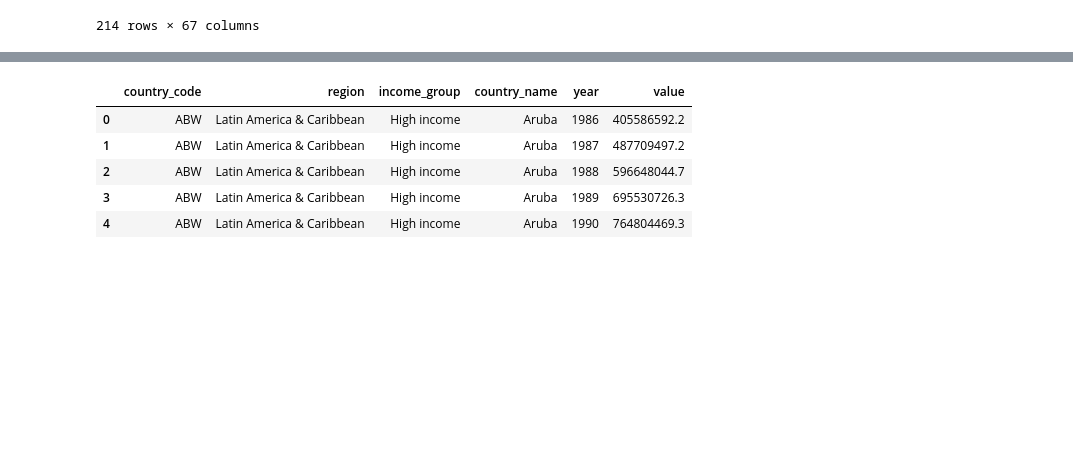
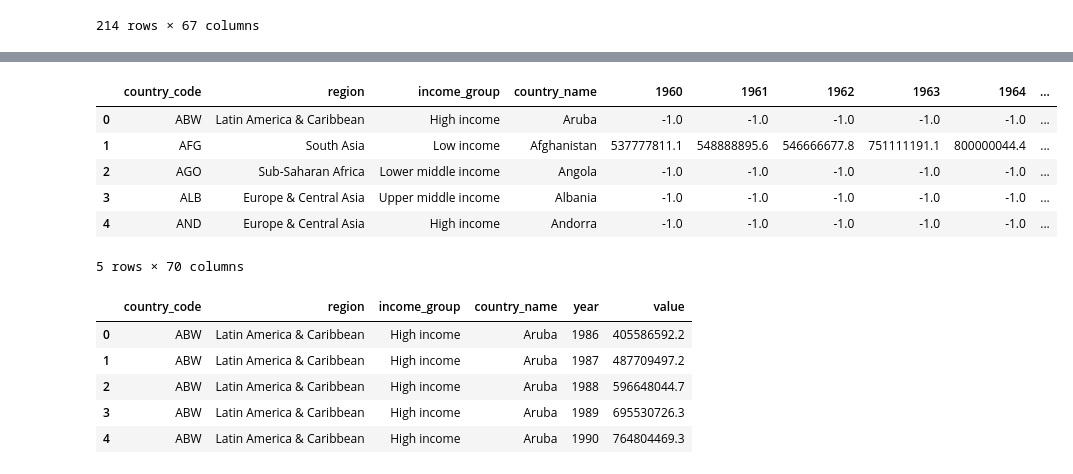
Before and after one commit to jechavarria12/World_GDP_Neural_netowrk, a Jupyter notebook: world_bank_neural_network.ipynb, the cells around one changed output, grey strips where cells are left out. Saved outputs shown, nothing was run; the diff lists cells and outputs as text; code cells hidden in the pictures; blank space fills up the shorter version.

```diff
--- a/world_bank_neural_network.ipynb
+++ b/world_bank_neural_network.ipynb
@@ -108,3 +174,20 @@ display(pivoted_df)
+# %%
+#Creo la columna de GDP per cápita para el 2022 para cada país
+df_final["GDP_per_capita_2022"]=df_final[2022]/df_final["2022 Population"]
+#Clasifico como GDP bajo hasta al percentil 33, medio hasta el percentil 66 y alto percentil 100
+df_final['Clasificación'] = pd.qcut(
+    df_final['GDP_per_capita_2022'],
+    q=[0, 0.33, 0.66, 1],  # Define los percentiles 33 y 66
+    labels=['GDP bajo', 'GDP medio', 'GDP alto'])
+display(df_final.head())
+# %% [output]
+|  | country_code | region | income_group | country_name | 1960 | 1961 | 1962 | 1963 | 1964 | ... |
+| 0 | ABW | Latin America & Caribbean | High income | Aruba | -1.0 | -1.0 | -1.0 | -1.0 | -1.0 | ... |
+| 1 | AFG | South Asia | Low income | Afghanistan | 537777811.1 | 548888895.6 | 546666677.8 | 751111191.1 | 800000044.4 | ... |
+| 2 | AGO | Sub-Saharan Africa | Lower middle income | Angola | -1.0 | -1.0 | -1.0 | -1.0 | -1.0 | ... |
+| 3 | ALB | Europe & Central Asia | Upper middle income | Albania | -1.0 | -1.0 | -1.0 | -1.0 | -1.0 | ... |
+| 4 | AND | Europe & Central Asia | High income | Andorra | -1.0 | -1.0 | -1.0 | -1.0 | -1.0 | ... |
+5 rows × 70 columns
 # %%
 from ydata_profiling import ProfileReport
 display(merged_df.head())
```
Also changed, not shown: parts of 5 cells of this notebook.
